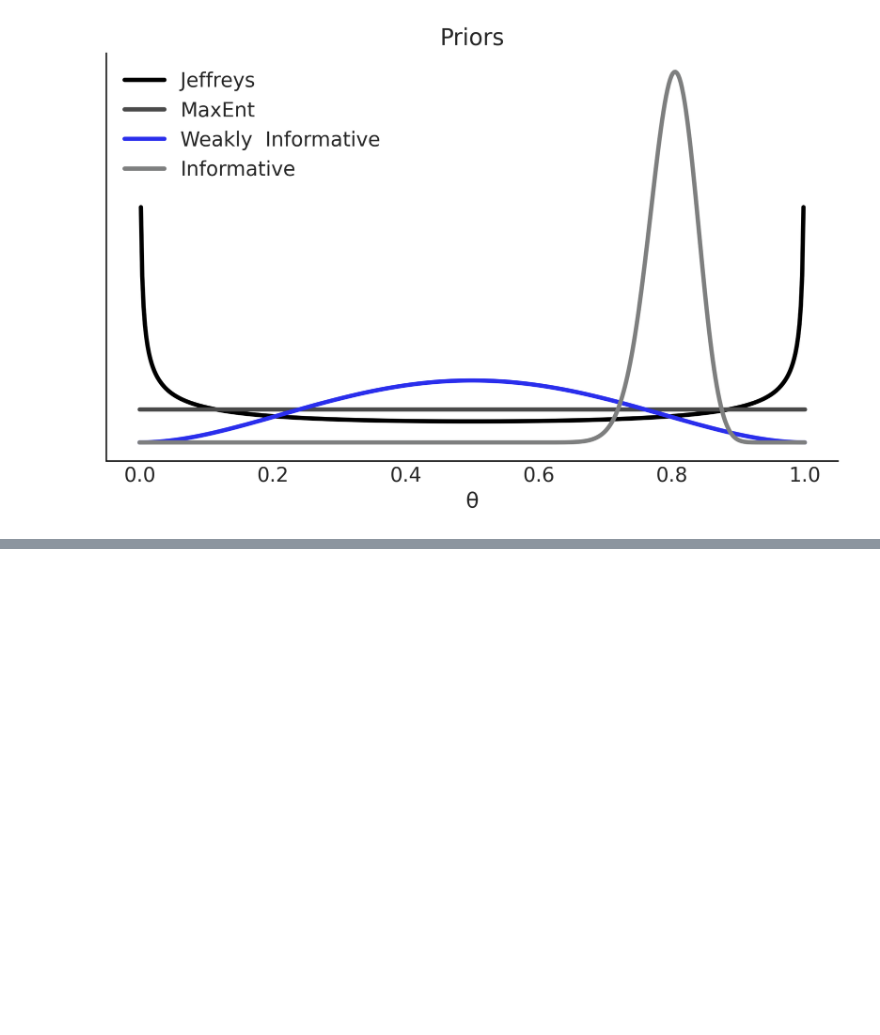
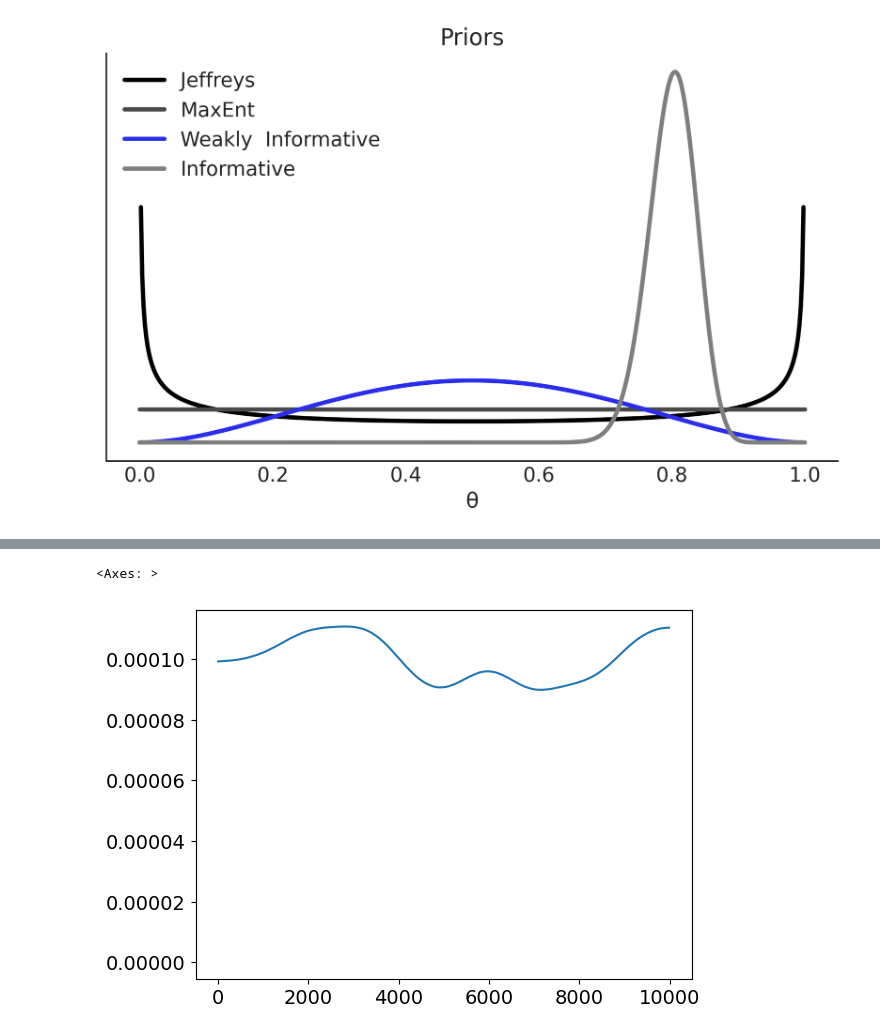
Before and after one commit to tristannew/BayesianModellingandComputationPython, a Jupyter notebook: notebooks_updated/chp_01.ipynb, the cells around one changed output, grey strips where cells are left out. Cells and saved outputs as stored; diff of their text form; code cells hidden in the pictures; blank space fills up the shorter version.

```diff
--- a/notebooks_updated/chp_01.ipynb
+++ b/notebooks_updated/chp_01.ipynb
@@ -337,0 +586,8 @@ plt.savefig("img/chp01/prior_informativeness_spectrum.png")
+# %%
+from scipy.stats import uniform
+
+p = uniform(0, 10000).rvs(1000)
+az.plot_dist(p)
+# %% [output]
+<Axes: >
+[figure, added]
```
Also changed, not shown: parts of 17 cells of this notebook.
